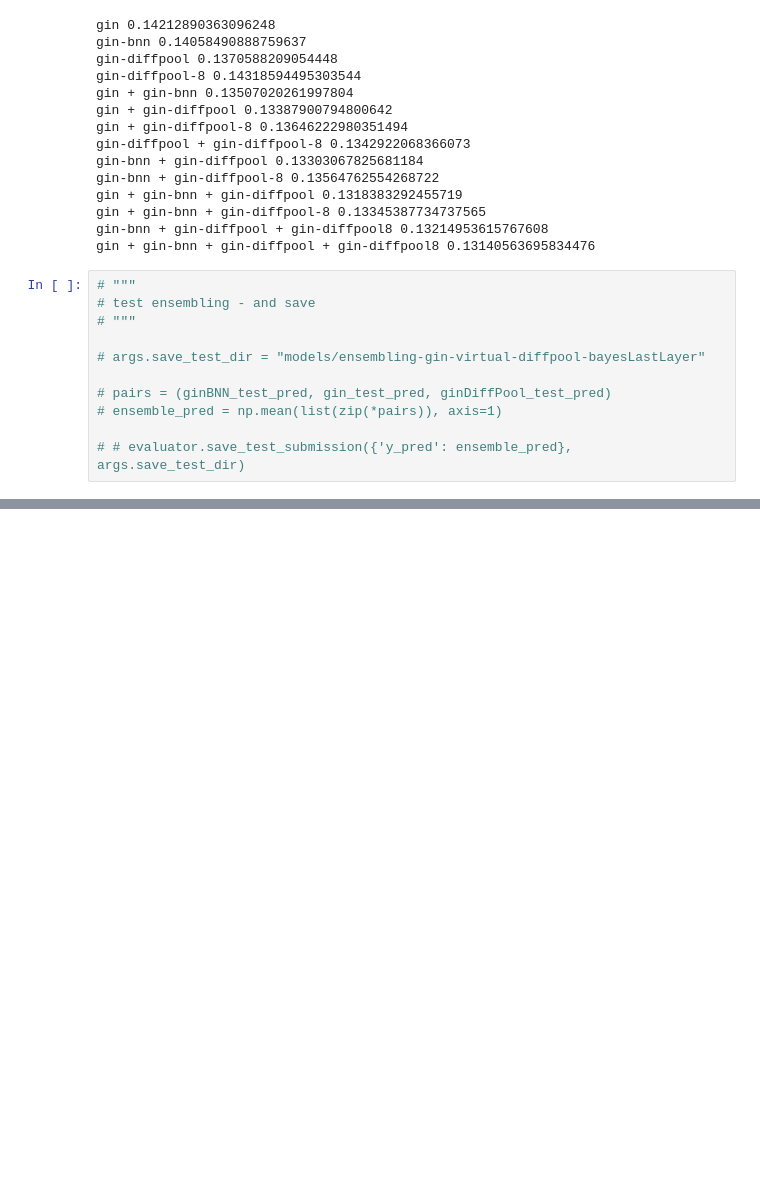
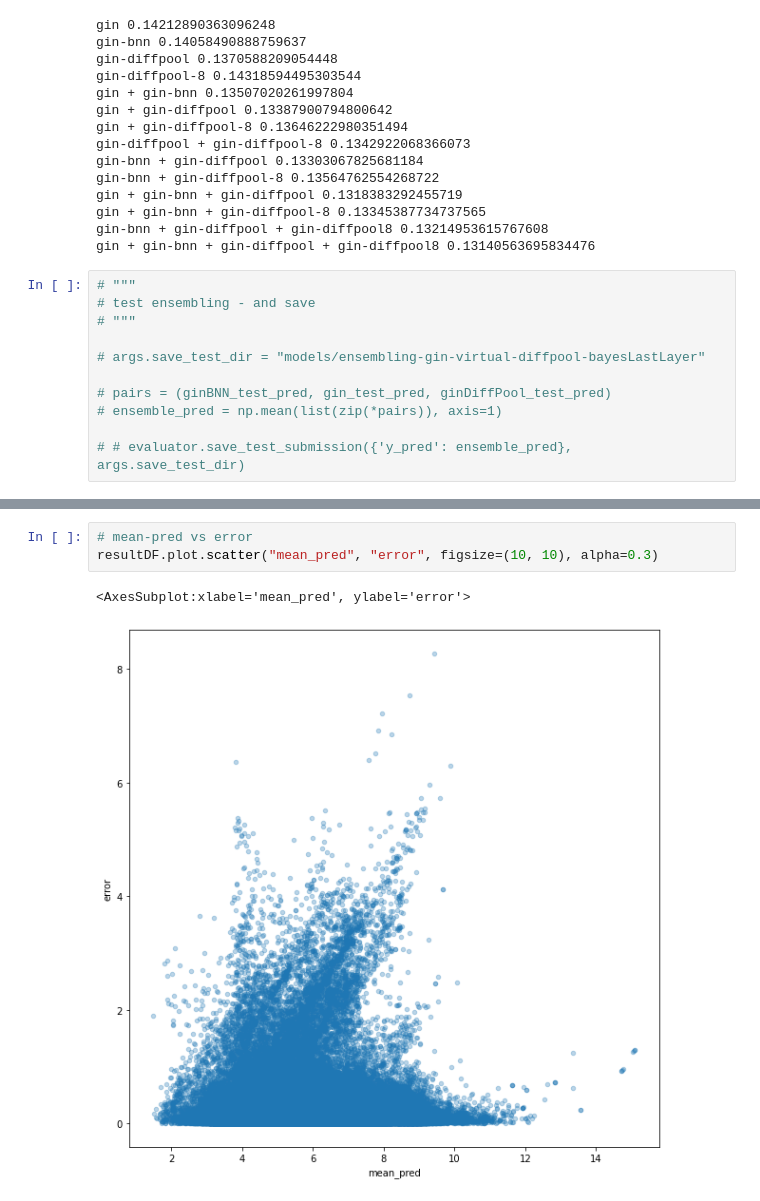
Before and after one commit to edwardelson/ogb, a Jupyter notebook: examples/lsc/pcqm4m/ensemble-uncertainty-pcqm4m-pygeom.ipynb, the cells around one changed output, grey strips where cells are left out. Cells and saved outputs as stored; diff of their text form; blank space fills up the shorter version.

```diff
--- a/examples/lsc/pcqm4m/ensemble-uncertainty-pcqm4m-pygeom.ipynb
+++ b/examples/lsc/pcqm4m/ensemble-uncertainty-pcqm4m-pygeom.ipynb
@@ -367,0 +327,6 @@ plt.show()
+# %%
+# mean-pred vs error
+resultDF.plot.scatter("mean_pred", "error", figsize=(10, 10), alpha=0.3)
+# %% [output]
+<AxesSubplot:xlabel='mean_pred', ylabel='error'>
+[figure, added]
```
Also changed, not shown: parts of 14 cells of this notebook, 1 other file.
